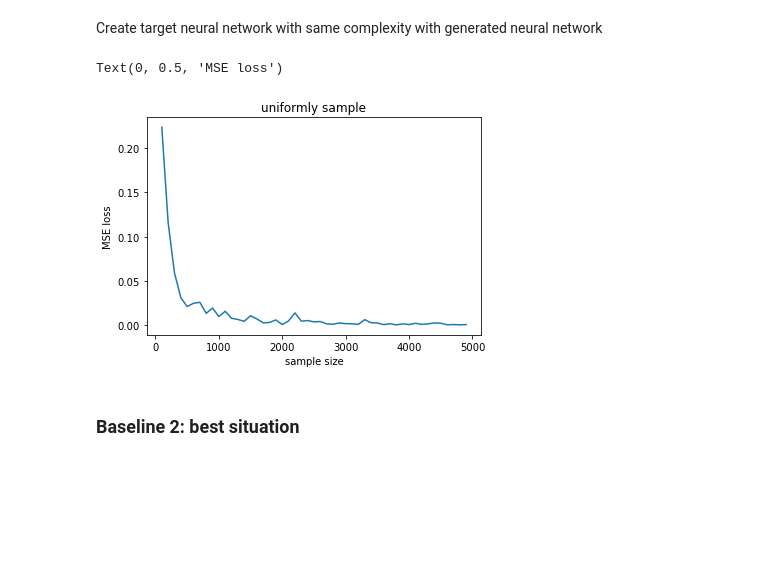
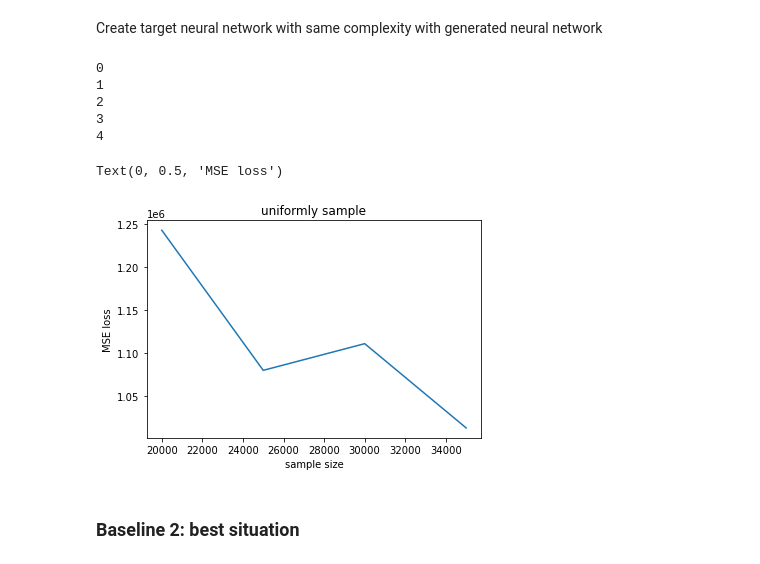
Before and after one commit to WendyH1108/AL-Robotics, a Jupyter notebook: al_robotics.ipynb, the cells around one changed output. Saved outputs shown, nothing was run; the diff lists cells and outputs as text; code cells hidden in the pictures; blank space fills up the shorter version.

```diff
--- a/al_robotics.ipynb
+++ b/al_robotics.ipynb
@@ -210,4 +230,5 @@ Create target neural network with same complexity with generated neural network
 # %%
+
 def train(model, optimizer, criterion, train_x, train_y, epoch):
   loss_lst = []
   for i in range(epoch):
@@ -215,6 +236,7 @@ def train(model, optimizer, criterion, train_x, train_y, epoch):
     outputs = model(torch.Tensor(train_x))
     loss = criterion(outputs, torch.Tensor(train_y))
     loss.backward()
+    torch.nn.utils.clip_grad_norm_(model.parameters(), 5)
     optimizer.step()
     loss_lst.append(loss.item())
   return model, loss_lst
@@ -224,17 +246,18 @@ def predict(target_nn, input, true_y):
   mse = np.square(np.subtract(true_y,prediction.detach().numpy())).mean()
   return mse
 # %%
-def run(v, sample_size_range, train_epoch):
+def run(RawData, v, sample_size_range, hidden_dim,train_epoch):
   predict_loss = []
   for i, sample_size in enumerate(sample_size_range):
-    hidden_dim = [128,128,128]
+    train_epoch = int(sample_size * 0.1 + 0.5)
     spectral_norms = [False]*len(hidden_dim)
-    target_nn = MLP(options["dim_x"], 1, hidden_dim, spectral_norms)
+    model = MLP(options["dim_x"], 1, hidden_dim, spectral_norms)
     criterion = nn.MSELoss()
-    optimizer = optim.SGD(target_nn.parameters(), lr=0.001, momentum=0.9)
+    optimizer = optim.SGD(model.parameters(), lr=0.001, momentum=0.9)
     train_x, train_y = generate_sample(NN, RawData, sample_size, v, features, ["condition","t"], True)
-    model, train_loss = train(target_nn, optimizer, criterion, train_x, train_y, train_epoch)
-    input, true_y = generate_sample(NN, RawData, RawData[0]["v"].shape[0], [1],features, ["condition", "t"], False)
+    # train_x, train_y = generate_task_sample(NN, RawData[0], features, 0, sample_size, False)
+    model, train_loss = train(model, optimizer, criterion, train_x, train_y, train_epoch)
+    # input, true_y = generate_task_sample(NN, RawData[0], features, 0, RawData[0]["v"].shape[0], False)
     mse = predict(model, input, true_y)
     predict_loss.append(mse)
   return model,predict_loss
@@ -245,27 +270,34 @@ def run(v, sample_size_range, train_epoch):
 # %% [markdown]
 Create target neural network with same complexity with generated neural network
 # %%
-hidden_dim = [128,128,128]
+hidden_dim = [32,32,6]
 spectral_norms = [False]*len(hidden_dim)
-target_nn = MLP(options["dim_x"], 1, hidden_dim, spectral_norms)
+uniform_nn = MLP(options["dim_x"], 1, hidden_dim, spectral_norms)
 criterion = nn.MSELoss()
-optimizer = optim.SGD(target_nn.parameters(), lr=0.001, momentum=0.9)
+optimizer = optim.SGD(uniform_nn.parameters(), lr=0.001, momentum=0.9)
 # %%
 v = np.array([1]*len(all_data.keys()))
 v = v / (len(all_data.keys()))
-sample_size_range = np.arange(100,3000,100)
-mean_loss = []
+sample_size_range = np.arange(20000,40000,5000)
+uniform_mean_loss = []
 for episode in range(5):
-  target_nn,loss_lst = run(v, sample_size_range, 50)
-  mean_loss.append(loss_lst)
+  print(episode)
+  target_nn,loss_lst = run(RawData, v, sample_size_range, hidden_dim, 100)
+  uniform_mean_loss.append(loss_lst)
+# %% [output]
+0
+1
+2
+3
+4
 # %%
-plt.plot(sample_size_range, np.mean(mean_loss,axis=0))
+plt.plot(sample_size_range, np.mean(uniform_mean_loss,axis=0))
 plt.title("uniformly sample")
 plt.xlabel("sample size")
 plt.ylabel("MSE loss")
 # %% [output]
 Text(0, 0.5, 'MSE loss')
-[figure, old version]
+[figure, new version]
 # %% [markdown]
 ### Baseline 2: best situation
 # %%
```
Also changed, not shown: parts of 33 cells of this notebook.
